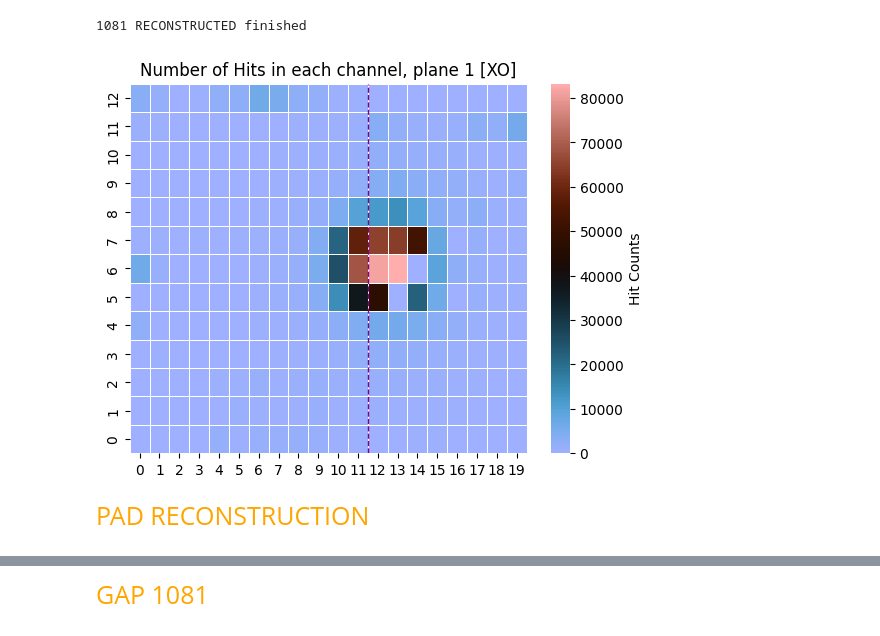
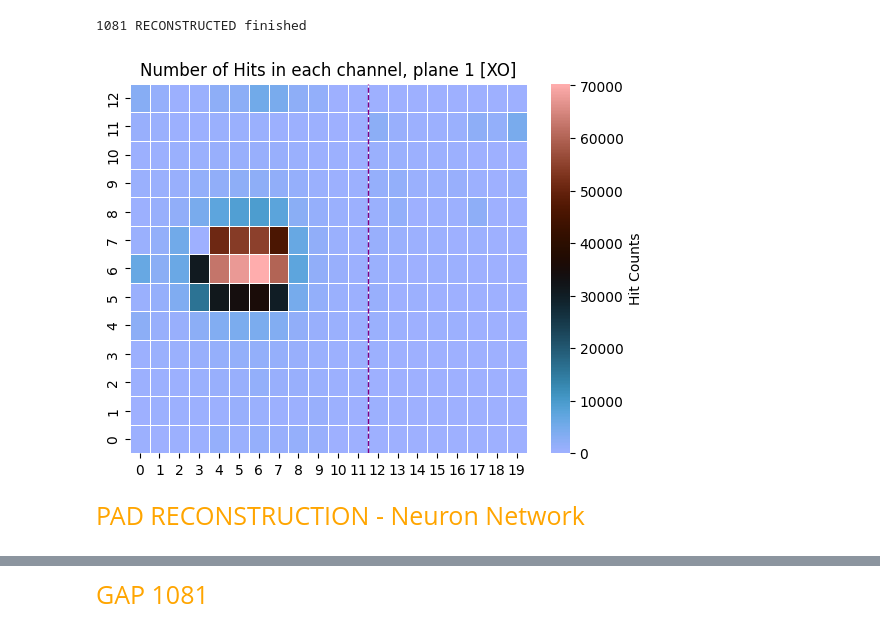
Before and after one commit to Ben-David-Ben/F-Cal-TB-Project, a Jupyter notebook: TB2025_Gap.ipynb, the cells around one changed output, grey strips where cells are left out. Cells and saved outputs as stored; diff of their text form; code cells hidden in the pictures.

Commit message:
first step of neural network model

```diff
--- a/TB2025_Gap.ipynb
+++ b/TB2025_Gap.ipynb
@@ -33,10 +30,10 @@ hit_data_1081 = rf.get_ROOT_data_zip_RECO(1081)
 # %% [output]
 1081 RECONSTRUCTED finished
 # %%
-rf.hits_amount_colormap_single_plane(hit_data_1081,1)
+rf.hits_amount_colormap_single_plane(hit_data_scope_1093.hits,1)
 # %% [output]
-[figure, old version]
+[figure, new version]
 # %% [markdown]
 <span style="font-family: Comic Sans MS; font-size:25px; color:orange">
 
-PAD RECONSTRUCTION
+PAD RECONSTRUCTION - Neuron Network
```
Also changed, not shown: parts of 32 cells of this notebook.
